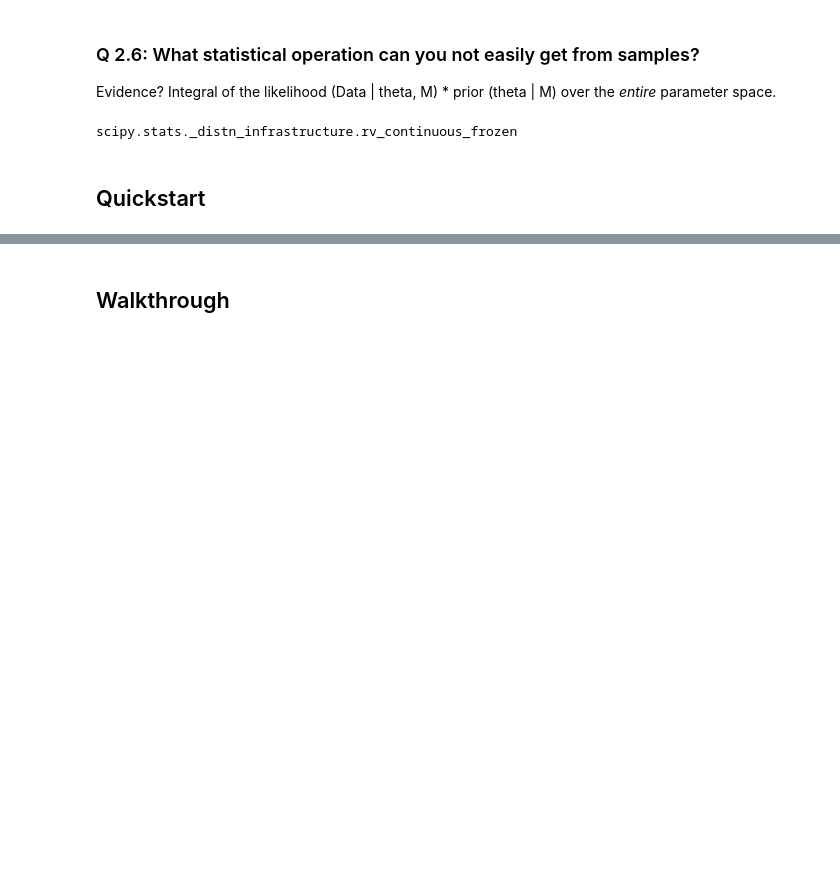
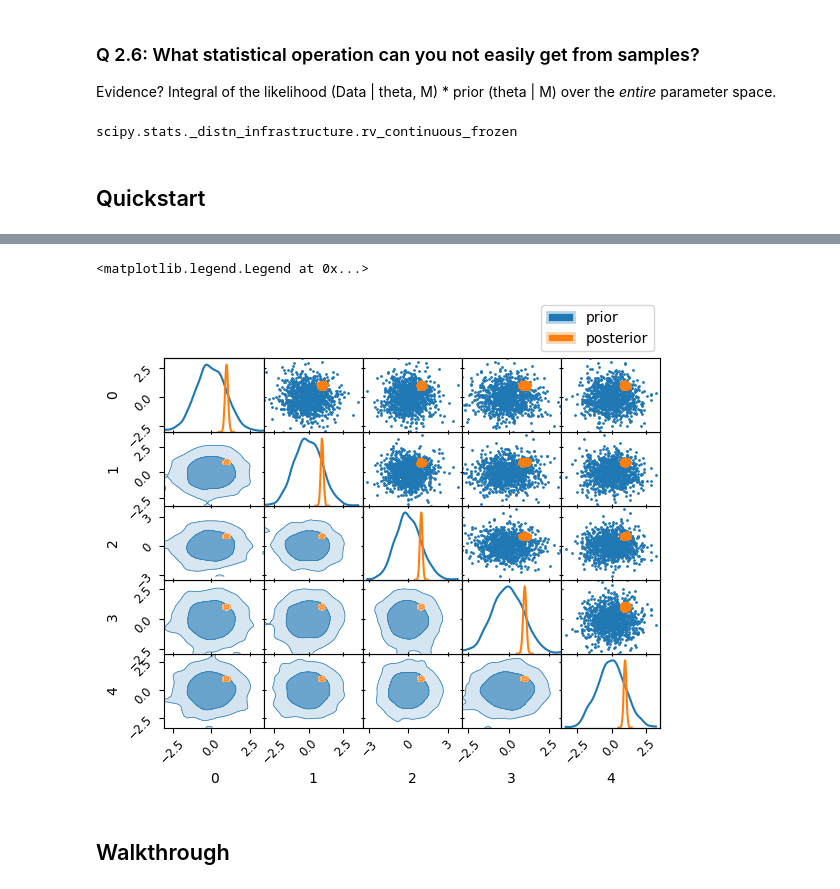
Before and after one commit to fvwallauer/MASt_Project_Cam, a Jupyter notebook: Wk1_blackjax.ipynb, the cells around one changed output, grey strips where cells are left out. Drawn from its saved outputs; the diff is of its cells as text; code cells hidden in the pictures; blank space fills up the shorter version.

```diff
--- a/Wk1_blackjax.ipynb
+++ b/Wk1_blackjax.ipynb
@@ -276,2 +268,18 @@ ImportError: cannot import name 'mcmc' from partially initialized module 'blackj
+# %%
+import anesthetic
+import numpy as np
+
+nested_samples = anesthetic.NestedSamples(
+    data = ns_run.particles,
+    logL = ns_run.loglikelihood,
+    logL_birth = ns_run.loglikelihood_birth,
+)
+# %%
+prior = nested_samples.set_beta(0.0).plot_2d(np.arange(5), label="prior")
+post = nested_samples.plot_2d(prior, label= "posterior")
+prior.iloc[-1, 0].legend(bbox_to_anchor=(len(prior), len(prior)), loc='lower right')
+# %% [output]
+<matplotlib.legend.Legend at 0x...>
+[figure, added]
 # %% [markdown]
 ## Walkthrough
```
Also changed, not shown: parts of 60 cells of this notebook.
